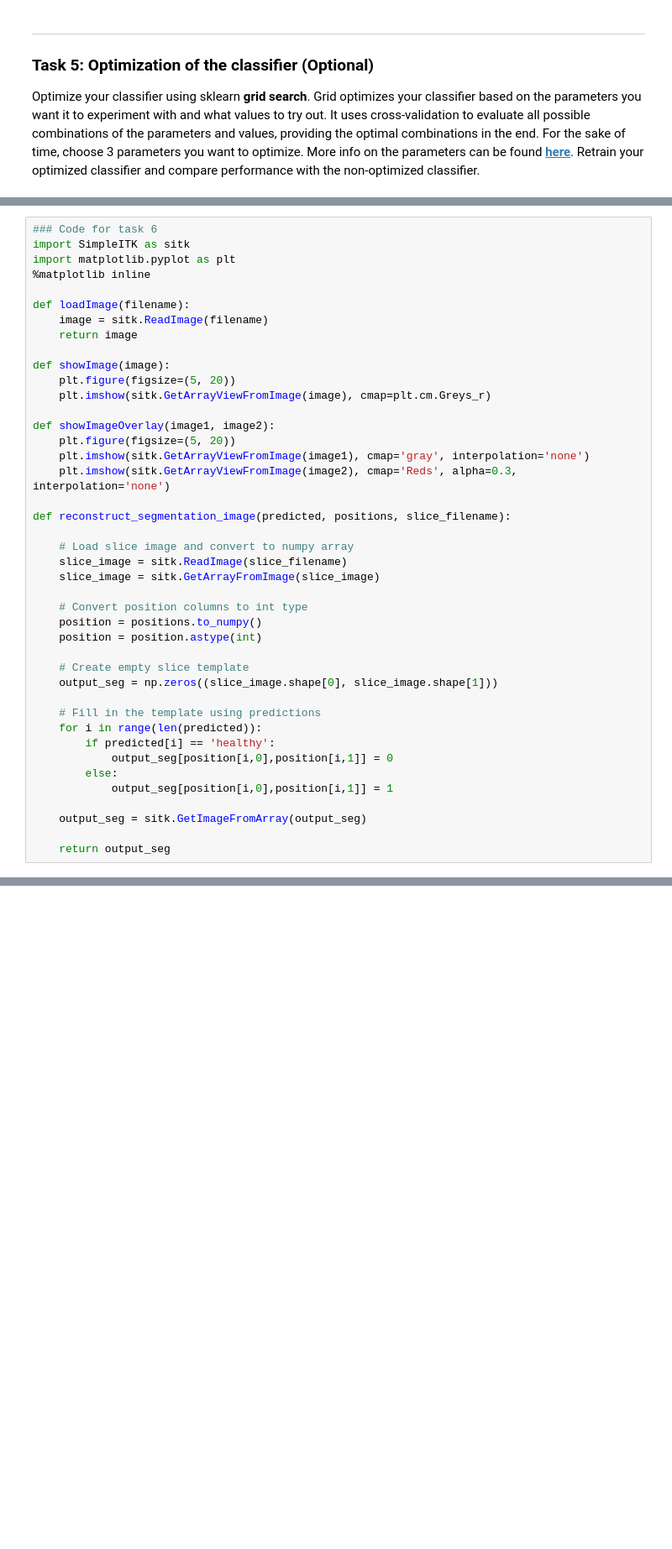
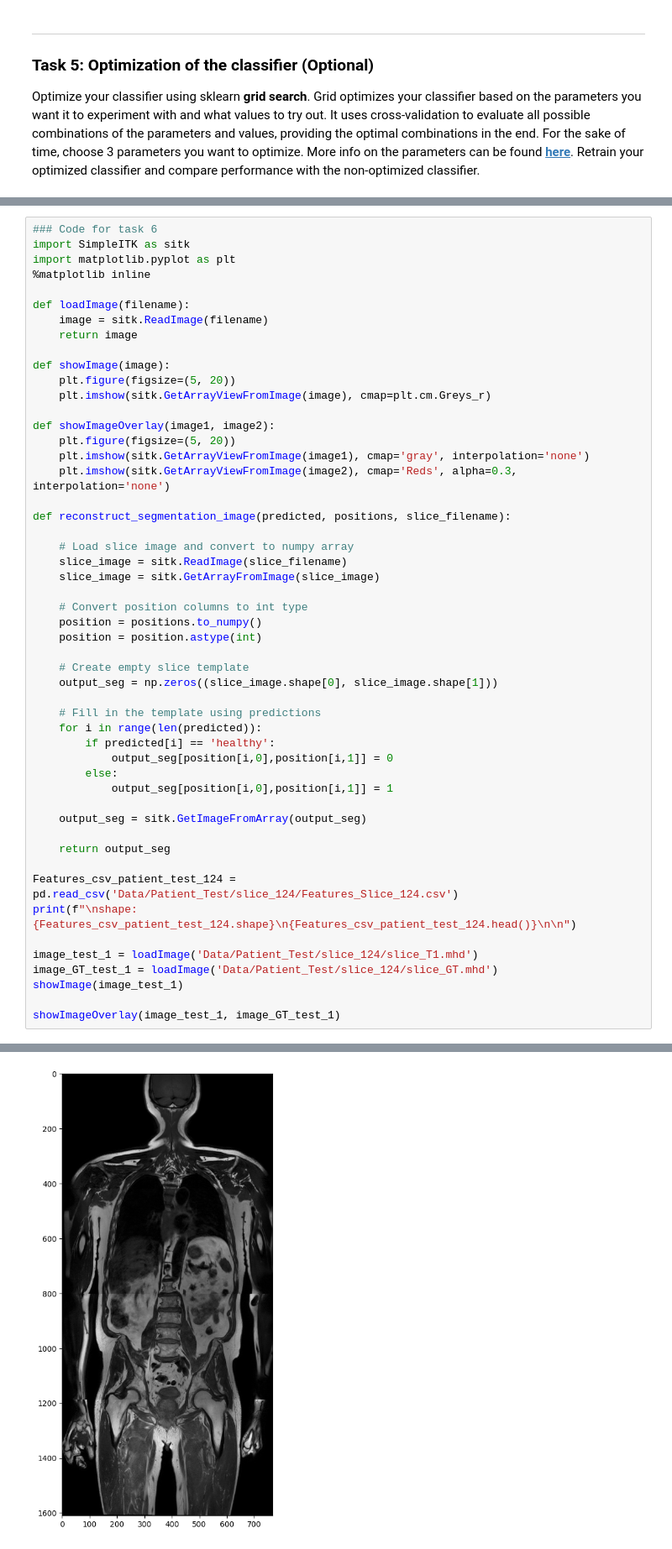
Before and after one commit to cesarz10/Health-Information, a Jupyter notebook: WPO-4/WPO_4_AlineJacquart_CesarZapata.ipynb, the cells around one changed output, grey strips where cells are left out. Shown at 84% size. Drawn from its saved outputs; the diff is of its cells as text; blank space fills up the shorter version.

```diff
--- a/WPO-4/WPO_4_AlineJacquart_CesarZapata.ipynb
+++ b/WPO-4/WPO_4_AlineJacquart_CesarZapata.ipynb
@@ -306,3 +409,13 @@ def reconstruct_segmentation_image(predicted, positions, slice_filename):
     output_seg = sitk.GetImageFromArray(output_seg)
 
     return output_seg
+
+Features_csv_patient_test_124 = pd.read_csv('Data/Patient_Test/slice_124/Features_Slice_124.csv')
+print(f"\nshape: {Features_csv_patient_test_124.shape}\n{Features_csv_patient_test_124.head()}\n\n")
+
+image_test_1 = loadImage('Data/Patient_Test/slice_124/slice_T1.mhd')
+image_GT_test_1 = loadImage('Data/Patient_Test/slice_124/slice_GT.mhd')
+showImage(image_test_1)
+
+showImageOverlay(image_test_1, image_GT_test_1)
+# %% [output]
@@ -308,0 +439 @@ def reconstruct_segmentation_image(predicted, positions, slice_filename):
+[figure, added]
```
Also changed, not shown: parts of 16 cells of this notebook.
